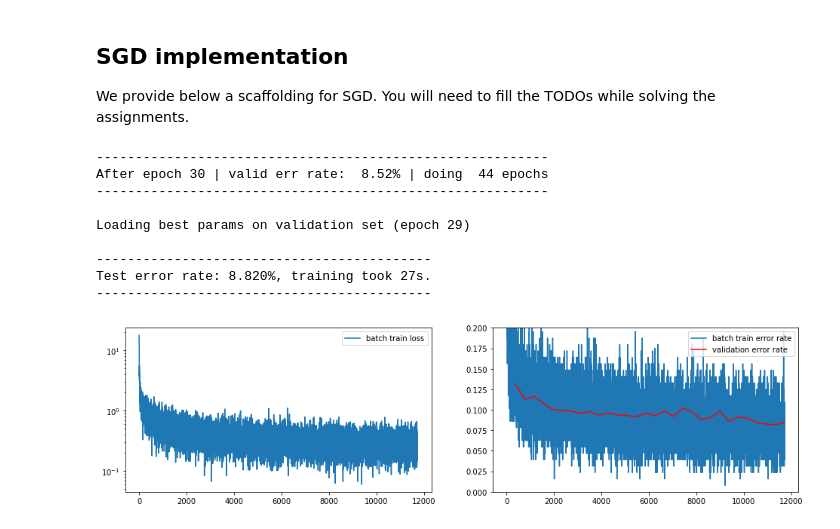
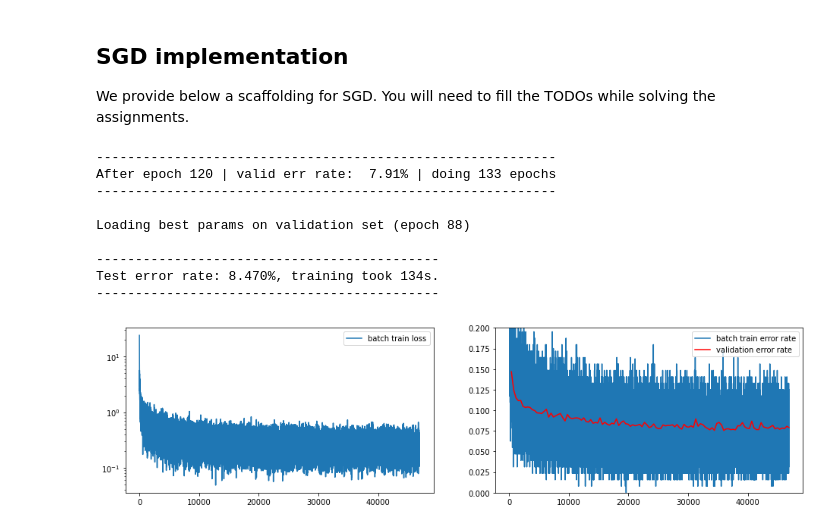
Before and after one commit to jdworzans/nn-and-nlp, a Jupyter notebook: A2.ipynb, the cells around one changed output. Cells and saved outputs as stored; diff of their text form; code cells hidden in the pictures.

Commit message:
Add velocity

```diff
--- a/A2.ipynb
+++ b/A2.ipynb
@@ -357,12 +357,9 @@ def SGD(
         if isinstance(data_loader, InMemDataLoader):
             data_loader.to(device)
 
-    #
-    # TODO for Problem 1.3: Initialize momentum variables
-    # Hint: You need one velocity matrix for each parameter
-    #
-    velocities = [None for _ in model.parameters()]
-    #
+    # Problem 1.3: Initialize momentum variables
+    velocities = [torch.zeros_like(p) for p in model.parameters()]
+
     iter_ = 0
     epoch = 0
     best_params = None
@@ -424,13 +421,13 @@ def SGD(
                         # TODO for Problem 1.1: Implement velocity updates for momentum
                         # lease make sure to modify the contents of v, not the v pointer!!!
                         #
-                        # v[...] = TODO
+                        v[...] = epsilon * v - alpha * p.grad
 
                         #
                         # TODO for Problem 1: Set a more sensible learning rule here,
                         #       using your learning rate schedule and momentum
                         #
-                        p -= alpha * p.grad
+                        p += v
 
                         # Zero gradients for the next iteration
                         p.grad.zero_()
@@ -483,39 +480,39 @@ class Model(nn.Module):
 
     def loss(self, Out, Targets):
         return F.cross_entropy(Out, Targets)
 
 
 model = Model(nn.Linear(28 * 28, 10))
 
 with torch.no_grad():
     # Initialize parameters
     for name, p in model.named_parameters():
         if "weight" in name:
             p.normal_(0, 0.5)
         elif "bias" in name:
             p.zero_()
         else:
             raise ValueError('Unknown parameter name "%s"' % name)
 
 # On GPU enabled devices set device='cuda' else set device='cpu'
 t_start = time.time()
-SGD(model, mnist_loaders, alpha=1e-1, max_num_epochs=30, device="cpu")
+SGD(model, mnist_loaders, alpha=1e-1, epsilon=1e-2, max_num_epochs=120, device="cpu")
 
 
 test_err_rate = compute_error_rate(model, mnist_loaders["test"])
 m = (
     f"Test error rate: {test_err_rate * 100.0:.3f}%, "
     f"training took {time.time() - t_start:.0f}s."
 )
 print("{0}\n{1}\n{0}".format("-" * len(m), m))
 # %% [output]
-----------------------------------------------------------
-After epoch 30 | valid err rate:  8.52% | doing  44 epochs
-----------------------------------------------------------
+-----------------------------------------------------------
+After epoch 120 | valid err rate:  7.91% | doing 133 epochs
+-----------------------------------------------------------
 
-Loading best params on validation set (epoch 29)
+Loading best params on validation set (epoch 88)
 
--------------------------------------------
-Test error rate: 8.820%, training took 27s.
--------------------------------------------
+--------------------------------------------
+Test error rate: 8.470%, training took 134s.
+--------------------------------------------
-[figure, old version]
+[figure, new version]
```
